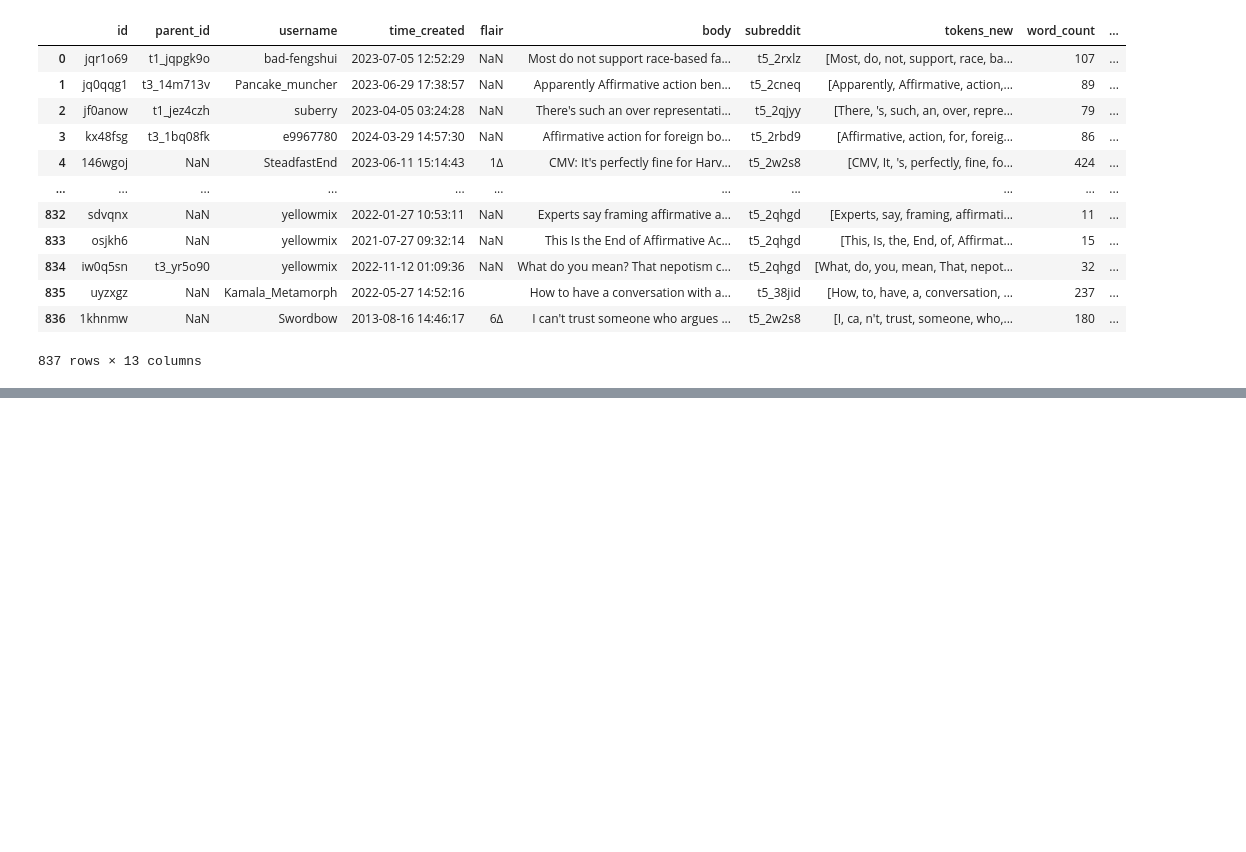
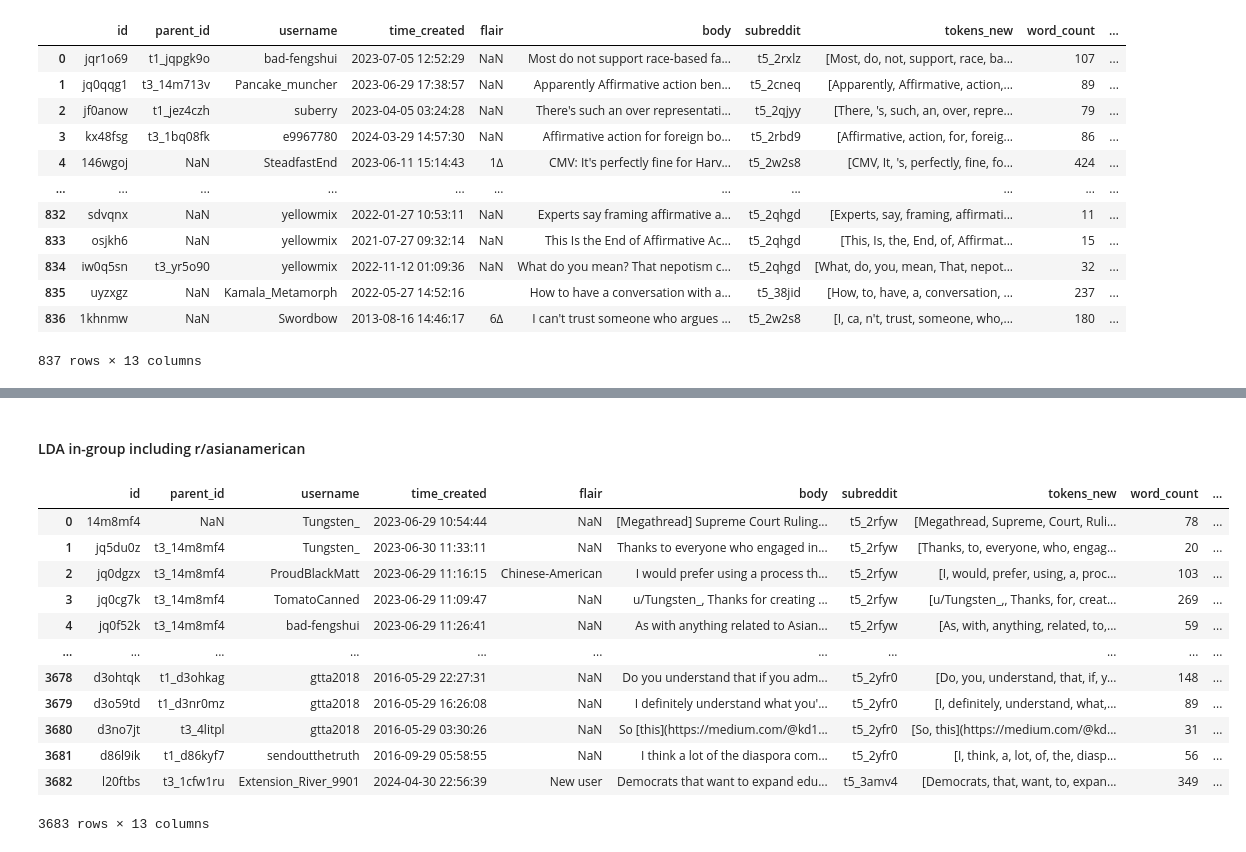
Before and after one commit to ddlee19/macs30200, a Jupyter notebook: analysis/topic_model.ipynb, the cells around one changed output, grey strips where cells are left out. Drawn from its saved outputs; the diff is of its cells as text; code cells hidden in the pictures; blank space fills up the shorter version.

```diff
--- a/analysis/topic_model.ipynb
+++ b/analysis/topic_model.ipynb
@@ -670,0 +833,23 @@ outgroup_df
+# %% [markdown]
+#### LDA in-group including r/asianamerican
+# %%
+ingroup_df = full_df[full_df['sr_is_asian'] == True]
+ingroup_df = ingroup_df.reset_index(drop=True)
+# %%
+ingroup_df.drop(columns=['index', 'Unnamed: 0'], inplace=True)
+# %%
+ingroup_df
+# %% [output]
+|  | id | parent_id | username | time_created | flair | body | subreddit | tokens_new | word_count | ... |
+| 0 | 14m8mf4 | NaN | Tungsten_ | 2023-06-29 10:54:44 | NaN | [Megathread] Supreme Court Ruling... | t5_2rfyw | [Megathread, Supreme, Court, Ruli... | 78 | ... |
+| 1 | jq5du0z | t3_14m8mf4 | Tungsten_ | 2023-06-30 11:33:11 | NaN | Thanks to everyone who engaged in... | t5_2rfyw | [Thanks, to, everyone, who, engag... | 20 | ... |
+| 2 | jq0dgzx | t3_14m8mf4 | ProudBlackMatt | 2023-06-29 11:16:15 | Chinese-American | I would prefer using a process th... | t5_2rfyw | [I, would, prefer, using, a, proc... | 103 | ... |
+| 3 | jq0cg7k | t3_14m8mf4 | TomatoCanned | 2023-06-29 11:09:47 | NaN | u/Tungsten_, Thanks for creating ... | t5_2rfyw | [u/Tungsten_,, Thanks, for, creat... | 269 | ... |
+| 4 | jq0f52k | t3_14m8mf4 | bad-fengshui | 2023-06-29 11:26:41 | NaN | As with anything related to Asian... | t5_2rfyw | [As, with, anything, related, to,... | 59 | ... |
+| ... | ... | ... | ... | ... | ... | ... | ... | ... | ... | ... |
+| 3678 | d3ohtqk | t1_d3ohkag | gtta2018 | 2016-05-29 22:27:31 | NaN | Do you understand that if you adm... | t5_2yfr0 | [Do, you, understand, that, if, y... | 148 | ... |
+| 3679 | d3o59td | t1_d3nr0mz | gtta2018 | 2016-05-29 16:26:08 | NaN | I definitely understand what you'... | t5_2yfr0 | [I, definitely, understand, what,... | 89 | ... |
+| 3680 | d3no7jt | t3_4litpl | gtta2018 | 2016-05-29 03:30:26 | NaN | So [this](https://medium.com/@kd1... | t5_2yfr0 | [So, this](https://medium.com/@kd... | 31 | ... |
+| 3681 | d86l9ik | t1_d86kyf7 | sendoutthetruth | 2016-09-29 05:58:55 | NaN | I think a lot of the diaspora com... | t5_2yfr0 | [I, think, a, lot, of, the, diasp... | 56 | ... |
+| 3682 | l20ftbs | t3_1cfw1ru | Extension_River_9901 | 2024-04-30 22:56:39 | New user | Democrats that want to expand edu... | t5_3amv4 | [Democrats, that, want, to, expan... | 349 | ... |
+3683 rows × 13 columns
```
Also changed, not shown: parts of 46 cells of this notebook, 2 other files.
